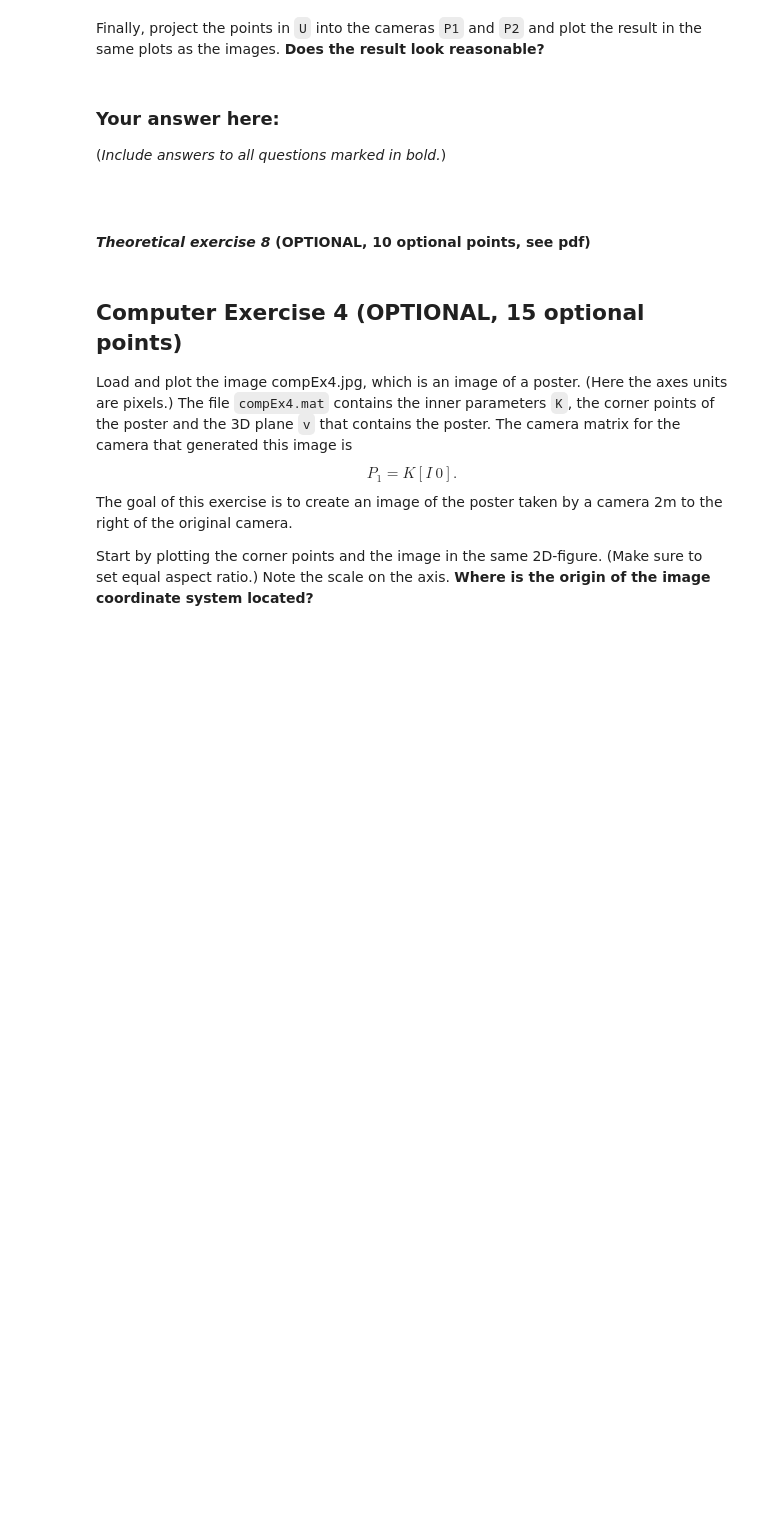
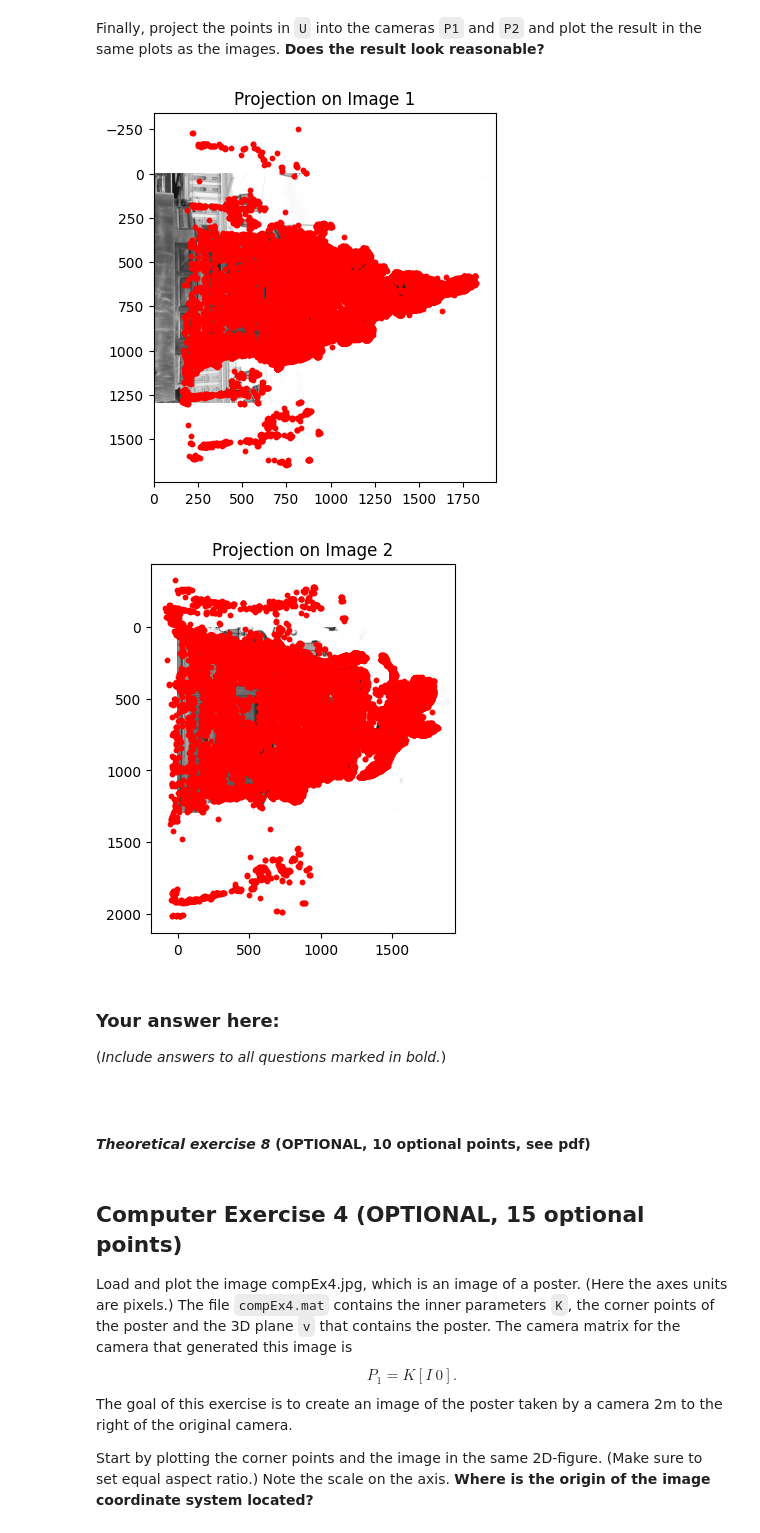
Before and after one commit to Hafiz313313/Assignment_1_Computer_Vision, a Jupyter notebook: A1_computer_exercises12.ipynb, the cells around one changed output. Cells and saved outputs as stored; diff of their text form; code cells hidden in the pictures; blank space fills up the shorter version.

```diff
--- a/A1_computer_exercises12.ipynb
+++ b/A1_computer_exercises12.ipynb
@@ -281,6 +355,31 @@ Finally, project the points in `U` into the cameras `P1` and `P2` and plot the r
 # %%
 
 # Your code here
+def project_points(P, U):
+    """Project 3D points U into camera P."""
+    x = P @ U
+    x = x / x[2]  # normalize
+    return x[:2]
+
+# Project points
+proj1 = project_points(P1, U)
+proj2 = project_points(P2, U)
+
+# Plot on images
+plt.figure()
+plt.imshow(img1, cmap='gray')
+plt.scatter(proj1[0], proj1[1], c='r', s=10)
+plt.title('Projection on Image 1')
+
+plt.figure()
+plt.imshow(img2, cmap='gray')
+plt.scatter(proj2[0], proj2[1], c='r', s=10)
+plt.title('Projection on Image 2')
+
+plt.show()
+# %% [output]
+[figure, added]
+[figure, added]
 # %% [markdown]
 ### Your answer here:
 
```
Also changed, not shown: parts of 7 cells of this notebook.
